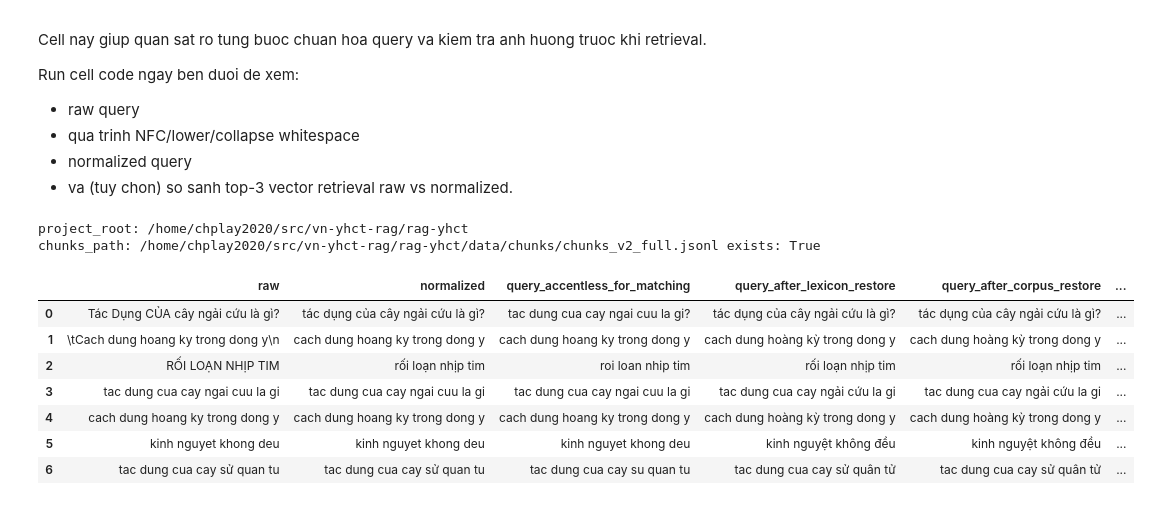
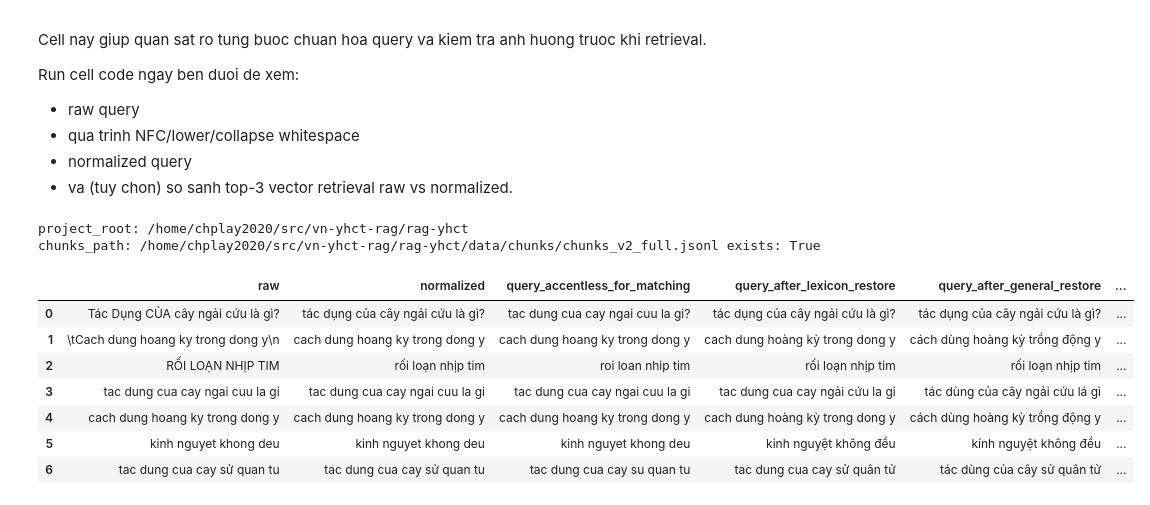
Before and after one commit to chplay2020/vn-yhct-rag, a Jupyter notebook: rag-yhct/notebooks/check-0.ipynb, the cells around one changed output. Cells and saved outputs as stored; diff of their text form; code cells hidden in the pictures.

```diff
--- a/rag-yhct/notebooks/check-0.ipynb
+++ b/rag-yhct/notebooks/check-0.ipynb
@@ -1225,10 +1225,12 @@ for q in sample_queries:
         "normalized": info["normalized"],
         "query_accentless_for_matching": prep.get("query_accentless_for_matching"),
         "query_after_lexicon_restore": prep.get("query_after_lexicon_restore"),
-        "query_after_corpus_restore": prep.get("query_after_corpus_restore"),
+        "query_after_general_restore": prep.get("query_after_general_restore"),
+        "query_after_corpus_restore_legacy_alias": prep.get("query_after_corpus_restore"),
         "query_final_restored": prep.get("query_final_restored"),
         "query_after_restore": prep.get("query_after_restore"),
         "restore_triggered": prep.get("restore_triggered"),
+        "general_restore_triggered": prep.get("general_restore_triggered"),
         "accented_token_count": prep.get("accented_token_count"),
         "non_accented_token_count": prep.get("non_accented_token_count"),
         "non_accented_token_ratio": prep.get("non_accented_token_ratio"),
@@ -1238,6 +1240,10 @@ for q in sample_queries:
         "restore_confidence_band": prep.get("restore_confidence_band"),
         "lexicon_restore_changed": prep.get("lexicon_restore_changed"),
         "lexicon_restore_confidence": prep.get("lexicon_restore_confidence"),
+        "general_restore_changed": prep.get("general_restore_changed"),
+        "general_restore_confidence": prep.get("general_restore_confidence"),
+        "general_restore_conf_band": prep.get("general_restore_conf_band"),
+        "final_restore_source": prep.get("final_restore_source"),
         "dual_query_enabled": prep.get("dual_query_enabled"),
         "vector_queries_used": prep.get("vector_queries_used"),
         "bm25_queries_used": prep.get("bm25_queries_used"),
@@ -1253,28 +1259,50 @@ q_raw = user_query or default_query
 q_norm = qq.normalize_query_for_retrieval(q_raw)
 q_debug = hr.prepare_hybrid_queries(q_raw, chunks_path=chunks_path)
 
-print("raw                         :", repr(q_raw))
-print("normalized                  :", repr(q_norm))
-print("query_original              :", repr(q_debug.get("query_original")))
-print("query_accentless_for_match  :", repr(q_debug.get("query_accentless_for_matching")))
-print("query_after_lexicon_restore :", repr(q_debug.get("query_after_lexicon_restore")))
-print("query_after_corpus_restore  :", repr(q_debug.get("query_after_corpus_restore")))
-print("query_final_restored        :", repr(q_debug.get("query_final_restored")))
-print("query_after_restore(alias)  :", repr(q_debug.get("query_after_restore")))
-print("restore_triggered           :", q_debug.get("restore_triggered"))
-print("accented_token_count        :", q_debug.get("accented_token_count"))
-print("non_accented_token_count    :", q_debug.get("non_accented_token_count"))
-print("non_accented_token_ratio    :", q_debug.get("non_accented_token_ratio"))
-print("restore_method              :", q_debug.get("restore_method"))
-print("restore_confidence          :", q_debug.get("restore_confidence"))
-print("restore_conf_band(new)      :", q_debug.get("restore_conf_band"))
-print("restore_conf_band(compat)   :", q_debug.get("restore_confidence_band"))
-print("lexicon_restore_changed     :", q_debug.get("lexicon_restore_changed"))
-print("lexicon_restore_confidence  :", q_debug.get("lexicon_restore_confidence"))
-print("dual_query_enabled          :", q_debug.get("dual_query_enabled"))
-print("vector_queries_used         :", q_debug.get("vector_queries_used"))
-print("bm25_queries_used           :", q_debug.get("bm25_queries_used"))
-print("domain_lexicon_matches      :", q_debug.get("domain_lexicon_matches"))
+vector_queries_used = q_debug.get("vector_queries_used") or []
+bm25_queries_used = q_debug.get("bm25_queries_used") or []
+
+if not isinstance(vector_queries_used, list):
+    vector_queries_used = [vector_queries_used]
+if not isinstance(bm25_queries_used, list):
+    bm25_queries_used = [bm25_queries_used]
+
+print("\n=== Queries used after processing (evidence) ===")
+print("vector_queries_used:", vector_queries_used)
+print("bm25_queries_used:", bm25_queries_used)
+display(pd.DataFrame([
+    {"channel": "vector", "queries_used": vector_queries_used},
+    {"channel": "bm25", "queries_used": bm25_queries_used},
+]))
+
+print("raw                                 :", repr(q_raw))
+print("normalized                          :", repr(q_norm))
+print("query_original                      :", repr(q_debug.get("query_original")))
+print("query_accentless_for_match          :", repr(q_debug.get("query_accentless_for_matching")))
+print("query_after_lexicon_restore         :", repr(q_debug.get("query_after_lexicon_restore")))
+print("query_after_general_restore         :", repr(q_debug.get("query_after_general_restore")))
+print("query_after_corpus_restore(alias)   :", repr(q_debug.get("query_after_corpus_restore")))
+print("query_final_restored                :", repr(q_debug.get("query_final_restored")))
+print("query_after_restore(alias)          :", repr(q_debug.get("query_after_restore")))
+print("restore_triggered                   :", q_debug.get("restore_triggered"))
+print("general_restore_triggered           :", q_debug.get("general_restore_triggered"))
+print("accented_token_count                :", q_debug.get("accented_token_count"))
+print("non_accented_token_count            :", q_debug.get("non_accented_token_count"))
+print("non_accented_token_ratio            :", q_debug.get("non_accented_token_ratio"))
+print("restore_method                      :", q_debug.get("restore_method"))
+print("restore_confidence                  :", q_debug.get("restore_confidence"))
+print("restore_conf_band(new)              :", q_debug.get("restore_conf_band"))
+print("restore_conf_band(compat)           :", q_debug.get("restore_confidence_band"))
+print("lexicon_restore_changed             :", q_debug.get("lexicon_restore_changed"))
+print("lexicon_restore_confidence          :", q_debug.get("lexicon_restore_confidence"))
+print("general_restore_changed             :", q_debug.get("general_restore_changed"))
+print("general_restore_confidence          :", q_debug.get("general_restore_confidence"))
+print("general_restore_conf_band           :", q_debug.get("general_restore_conf_band"))
+print("final_restore_source                :", q_debug.get("final_restore_source"))
+print("dual_query_enabled                  :", q_debug.get("dual_query_enabled"))
+print("vector_queries_used                 :", q_debug.get("vector_queries_used"))
+print("bm25_queries_used                   :", q_debug.get("bm25_queries_used"))
+print("domain_lexicon_matches              :", q_debug.get("domain_lexicon_matches"))
 
 print("\n=== Hybrid retrieve (mode=hybrid_rrf) ===")
 try:
@@ -1305,38 +1333,38 @@ try:
         use_llm_diacritic_fallback=True,
     )
     print("query_no_restore   :", repr(prep_no["query_for_embed"]), f"({prep_no['restore_method']})")
     print("query_with_restore :", repr(prep_yes["query_for_embed"]), f"({prep_yes['restore_method']})")
 
     r_norm = vr.retrieve_vector(
         q_norm,
         topk=3,
         chunks_path=chunks_path,
         use_llm_diacritic_fallback=False,
     )
     r_restore = vr.retrieve_vector(
         q_norm,
         topk=3,
         chunks_path=chunks_path,
         use_llm_diacritic_fallback=True,
     )
 
     print("Without restore top-3 chunk_id:")
     print([x.get("chunk_id") for x in r_norm])
     print("With restore top-3 chunk_id:")
     print([x.get("chunk_id") for x in r_restore])
 
     same = [x.get("chunk_id") for x in r_norm] == [x.get("chunk_id") for x in r_restore]
     print("Same ranking:", same)
 except Exception as e:
     print("Skip vector-only compare (service may be unavailable):", e)
 # %% [output]
 project_root: /home/chplay2020/src/vn-yhct-rag/rag-yhct
 chunks_path: /home/chplay2020/src/vn-yhct-rag/rag-yhct/data/chunks/chunks_v2_full.jsonl exists: True
-|  | raw | normalized | query_accentless_for_matching | query_after_lexicon_restore | query_after_corpus_restore | ... |
+|  | raw | normalized | query_accentless_for_matching | query_after_lexicon_restore | query_after_general_restore | ... |
 | 0 | Tác Dụng CỦA cây ngải cứu là gì? | tác dụng của cây ngải cứu là gì? | tac dung cua cay ngai cuu la gi? | tác dụng của cây ngải cứu là gì? | tác dụng của cây ngải cứu là gì? | ... |
-| 1 | \tCach dung hoang ky trong dong y\n | cach dung hoang ky trong dong y | cach dung hoang ky trong dong y | cach dung hoàng kỳ trong dong y | cach dung hoàng kỳ trong dong y | ... |
+| 1 | \tCach dung hoang ky trong dong y\n | cach dung hoang ky trong dong y | cach dung hoang ky trong dong y | cach dung hoàng kỳ trong dong y | cách dùng hoàng kỳ trồng động y | ... |
 | 2 | RỐI LOẠN NHỊP TIM | rối loạn nhịp tim | roi loan nhip tim | rối loạn nhịp tim | rối loạn nhịp tim | ... |
-| 3 | tac dung cua cay ngai cuu la gi | tac dung cua cay ngai cuu la gi | tac dung cua cay ngai cuu la gi | tac dung cua cay ngải cứu la gi | tac dung cua cay ngải cứu la gi | ... |
-| 4 | cach dung hoang ky trong dong y | cach dung hoang ky trong dong y | cach dung hoang ky trong dong y | cach dung hoàng kỳ trong dong y | cach dung hoàng kỳ trong dong y | ... |
-| 5 | kinh nguyet khong deu | kinh nguyet khong deu | kinh nguyet khong deu | kinh nguyệt không đều | kinh nguyệt không đều | ... |
-| 6 | tac dung cua cay sử quan tu | tac dung cua cay sử quan tu | tac dung cua cay su quan tu | tac dung cua cay sử quân tử | tac dung cua cay sử quân tử | ... |
+| 3 | tac dung cua cay ngai cuu la gi | tac dung cua cay ngai cuu la gi | tac dung cua cay ngai cuu la gi | tac dung cua cay ngải cứu la gi | tác dùng của cây ngải cứu lá gì | ... |
+| 4 | cach dung hoang ky trong dong y | cach dung hoang ky trong dong y | cach dung hoang ky trong dong y | cach dung hoàng kỳ trong dong y | cách dùng hoàng kỳ trồng động y | ... |
+| 5 | kinh nguyet khong deu | kinh nguyet khong deu | kinh nguyet khong deu | kinh nguyệt không đều | kính nguyệt không đều | ... |
+| 6 | tac dung cua cay sử quan tu | tac dung cua cay sử quan tu | tac dung cua cay su quan tu | tac dung cua cay sử quân tử | tác dùng của cây sử quân tử | ... |
```
Also changed, not shown: parts of 2 cells of this notebook, 3 other files.
